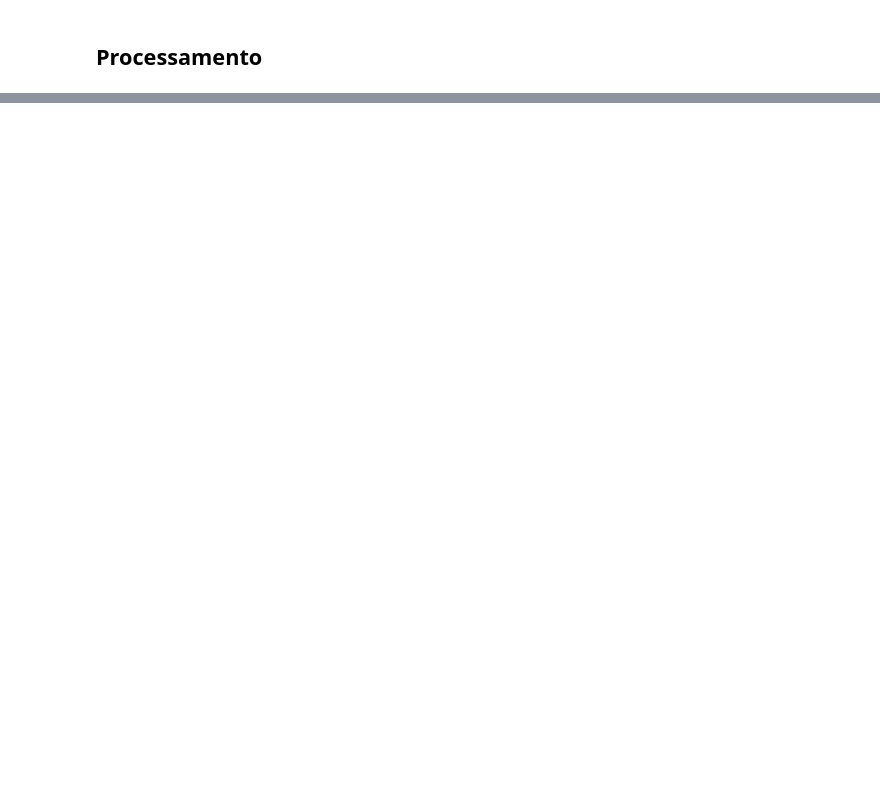
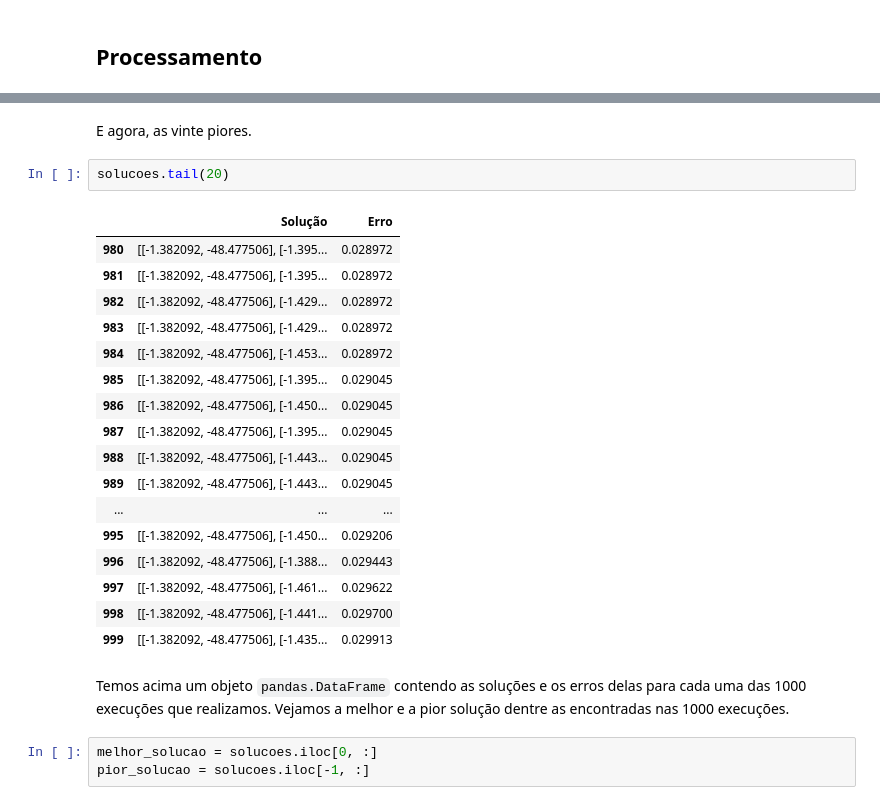
Before and after one commit to ygarasab/kmeans, a Jupyter notebook: Trabalho 02 - Algoritmo de Clusterização.ipynb, the cells around one changed output, grey strips where cells are left out. Cells and saved outputs as stored; diff of their text form; blank space fills up the shorter version.

```diff
--- a/Trabalho 02 - Algoritmo de Clusterização.ipynb
+++ b/Trabalho 02 - Algoritmo de Clusterização.ipynb
@@ -605,0 +721,27 @@ Uma vez pré-processado o conjunto de dados, temos as variáveis `aeroporto`, qu
+# %% [markdown]
+E agora, as vinte piores.
+# %%
+solucoes.tail(20)
+# %% [output]
+|  | Solução | Erro |
+| 980 | [[-1.382092, -48.477506], [-1.395... | 0.028972 |
+| 981 | [[-1.382092, -48.477506], [-1.395... | 0.028972 |
+| 982 | [[-1.382092, -48.477506], [-1.429... | 0.028972 |
+| 983 | [[-1.382092, -48.477506], [-1.429... | 0.028972 |
+| 984 | [[-1.382092, -48.477506], [-1.453... | 0.028972 |
+| 985 | [[-1.382092, -48.477506], [-1.395... | 0.029045 |
+| 986 | [[-1.382092, -48.477506], [-1.450... | 0.029045 |
+| 987 | [[-1.382092, -48.477506], [-1.395... | 0.029045 |
+| 988 | [[-1.382092, -48.477506], [-1.443... | 0.029045 |
+| 989 | [[-1.382092, -48.477506], [-1.443... | 0.029045 |
+| ... | ... | ... |
+| 995 | [[-1.382092, -48.477506], [-1.450... | 0.029206 |
+| 996 | [[-1.382092, -48.477506], [-1.388... | 0.029443 |
+| 997 | [[-1.382092, -48.477506], [-1.461... | 0.029622 |
+| 998 | [[-1.382092, -48.477506], [-1.441... | 0.029700 |
+| 999 | [[-1.382092, -48.477506], [-1.435... | 0.029913 |
+# %% [markdown]
+Temos acima um objeto `pandas.DataFrame` contendo as soluções e os erros delas para cada uma das 1000 execuções que realizamos. Vejamos a melhor e a pior solução dentre as encontradas nas 1000 execuções.
+# %%
+melhor_solucao = solucoes.iloc[0, :]
+pior_solucao = solucoes.iloc[-1, :]
```
Also changed, not shown: parts of 27 cells of this notebook, 2 other files.
